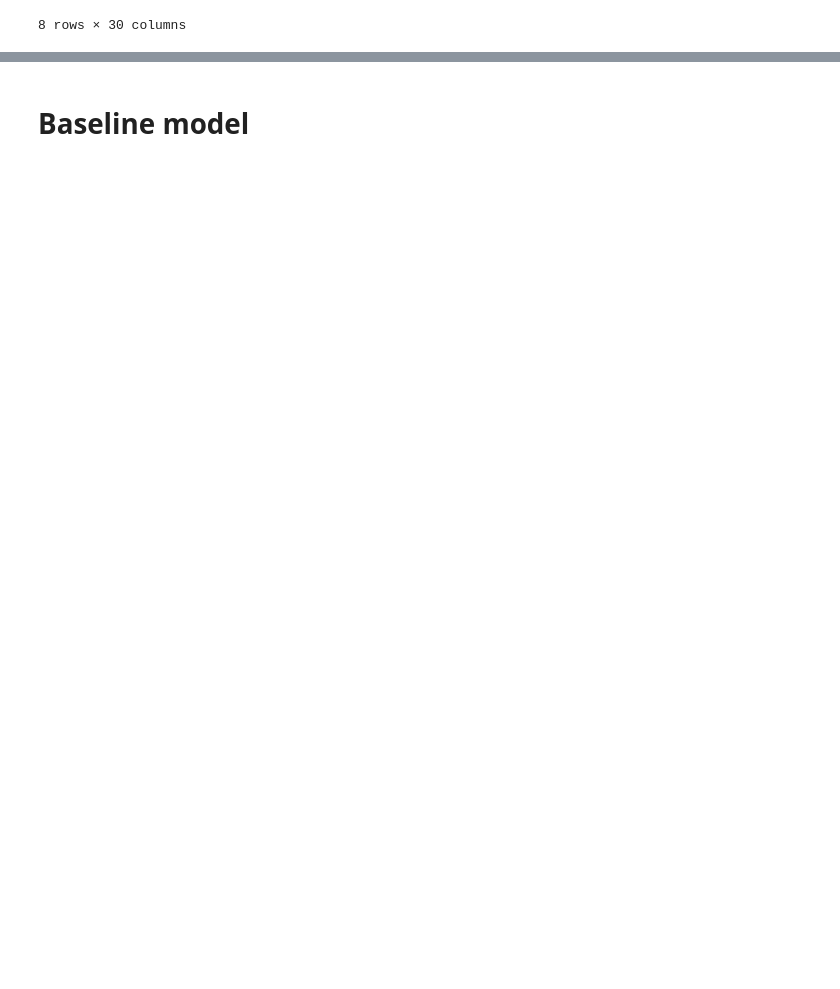
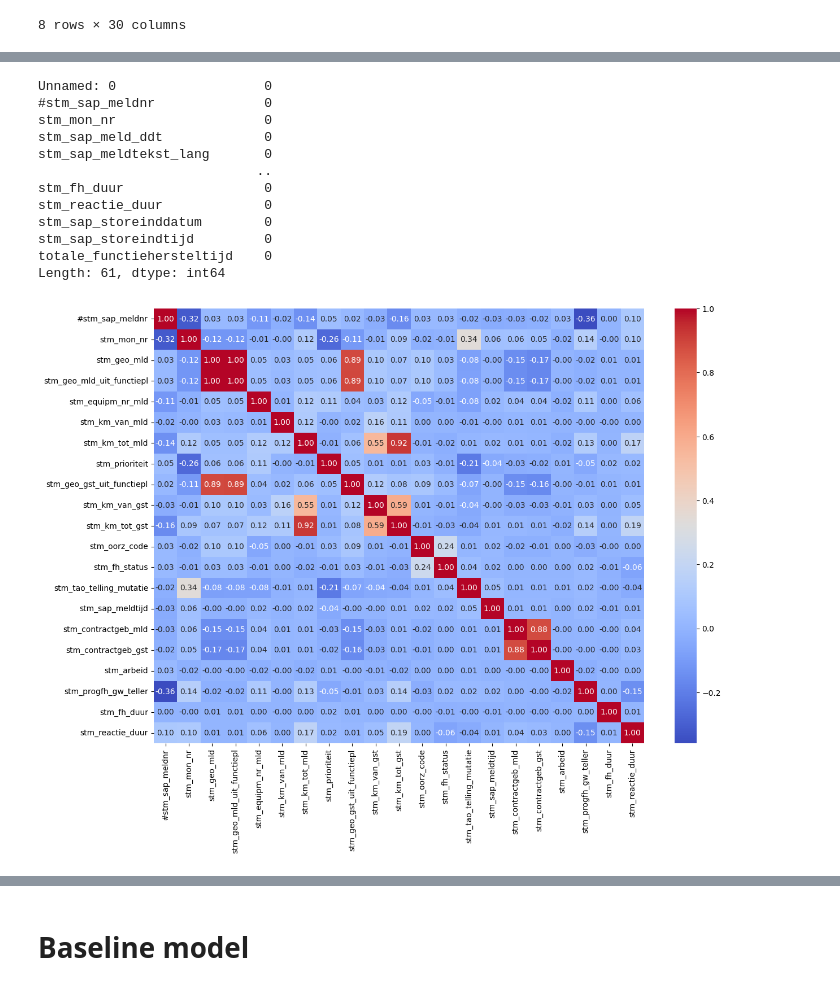
Before and after one commit to JackPieper/DDB2024, a Jupyter notebook: DDB_2024_project.ipynb, the cells around one changed output, grey strips where cells are left out. Drawn from its saved outputs; the diff is of its cells as text; code cells hidden in the pictures; blank space fills up the shorter version.

```diff
--- a/DDB_2024_project.ipynb
+++ b/DDB_2024_project.ipynb
@@ -95,15 +82,0 @@ Cleaned dataframe shape:  (425989, 61)
-# %%
-# Converteer prognose invoer kolommen naar bruikbare datetime objecten.
-df['stm_progfh_in_invoer_dat'] = pd.to_datetime(df['stm_sap_meld_ddt'].dt.date)
-df['stm_progfh_in_invoer_tijd'] = pd.to_timedelta(df['stm_progfh_in_invoer_tijd'])
-
-# Maak een nieuwe kolom voor het tijdstip waarop de aannemer zijn prognose invult.
-df['prognose_invoer_tijdstip'] = df['stm_progfh_in_invoer_dat'] + df['stm_progfh_in_invoer_tijd']
-
-# Maak een nieuwe kolom aan voor de targetvariabele, de tijd tussen het invullen van de prognose door de aannemer en functieherstel.
-df['target'] = df['totale_functiehersteltijd'] - (df['prognose_invoer_tijdstip'] - df['stm_sap_meld_ddt'])
-# Zorg ervoor dat de targetvariabele altijd 0 dagen heeft (de berekeningen hierboven kunnen leiden tot een target value dat 1 dag te hoog is.)
-df['target'] = df['target'].apply(lambda x: pd.Timedelta(hours=x.seconds // 3600, minutes=(x.seconds // 60) % 60, seconds=x.seconds % 60))
-
-# Verwijder alle rijen met een negatieve target. In deze gevallen heeft de aannemer zijn prognose na het functieherstel ingevuld, en is de data niet te gebruiken om op te trainen.
-df = df[df['target'] >= pd.Timedelta(0)]
@@ -194,0 +83,31 @@ Length: 67, dtype: object
+# %%
+# Identificeer numerieke kolommen
+numeric_columns = [col for col in df.columns if pd.api.types.is_numeric_dtype(df[col])]
+
+# Toon het aantal ontbrekende waarden per kolom
+print(df.isna().sum())
+
+# Bereken de correlatiematrix voor numerieke kolommen en verwijder rijen/kolommen met alleen NaN-waarden
+cmatrix = df[numeric_columns].corr().dropna(how='all', axis=1).dropna(how='all')
+
+# Stel de grootte van de figuur in voor een grotere matrix
+plt.figure(figsize=(14, 10))  # Pas deze waarden aan voor een nog groter formaat
+
+# Plot de heatmap van de correlatiematrix
+sns.heatmap(cmatrix, annot=True, fmt='.2f', cmap='coolwarm')
+plt.show()
+plt.close()
+# %% [output]
+Unnamed: 0                   0
+#stm_sap_meldnr              0
+stm_mon_nr                   0
+stm_sap_meld_ddt             0
+stm_sap_meldtekst_lang       0
+                            ..
+stm_fh_duur                  0
+stm_reactie_duur             0
+stm_sap_storeinddatum        0
+stm_sap_storeindtijd         0
+totale_functiehersteltijd    0
+Length: 61, dtype: int64
+[figure, added]
```
Also changed, not shown: parts of 19 cells of this notebook, 1 other file.
